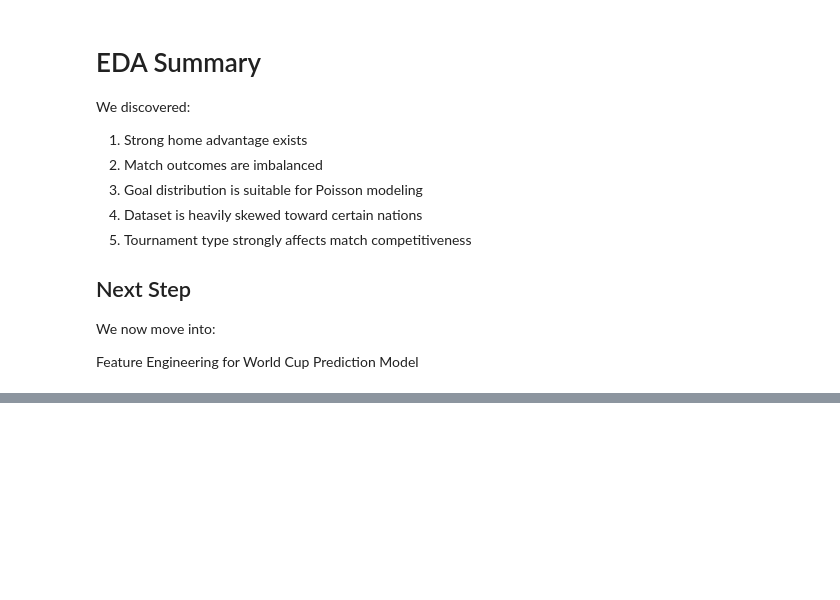
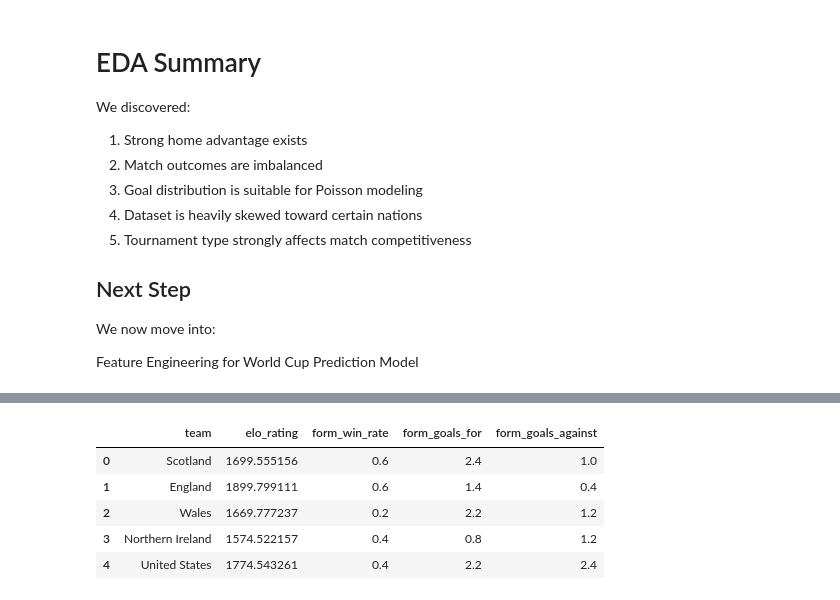
Before and after one commit to leejay-glitch/world-cup-intelligence, a Jupyter notebook: notebooks/01_match_prediction.ipynb, the cells around one changed output, grey strips where cells are left out. Drawn from its saved outputs; the diff is of its cells as text; code cells hidden in the pictures; blank space fills up the shorter version.

```diff
--- a/notebooks/01_match_prediction.ipynb
+++ b/notebooks/01_match_prediction.ipynb
@@ -1282,0 +1362,10 @@ Feature Engineering for World Cup Prediction Model
+# %%
+for _, row in df.iterrows():
+    update_elo(
+        row["home_team"],
+        row["away_team"],
+        row["home_score"],
+        row["away_score"]
+    )
+
+len(elo)
@@ -1282,0 +1378,5 @@ Feature Engineering for World Cup Prediction Model
+# %%
+team_features = pd.DataFrame.from_dict(elo, orient="index", columns=["elo_rating"])
+team_features = team_features.reset_index().rename(columns={"index": "team"})
+
+team_features.head()
@@ -1282,0 +1398,3 @@ Feature Engineering for World Cup Prediction Model
+# %%
+df["home_win"] = df["home_score"] > df["away_score"]
+df["away_win"] = df["away_score"] > df["home_score"]
@@ -1282,0 +1427,16 @@ Feature Engineering for World Cup Prediction Model
+# %%
+form_data = []
+
+for team in df["home_team"].unique():
+    win_rate, g_for, g_against = get_recent_form(team)
+
+    form_data.append({
+        "team": team,
+        "form_win_rate": win_rate,
+        "form_goals_for": g_for,
+        "form_goals_against": g_against
+    })
+
+form_df = pd.DataFrame(form_data)
+
+form_df.head()
@@ -1282,0 +1458,11 @@ Feature Engineering for World Cup Prediction Model
+# %%
+final_features = pd.merge(team_features, form_df, on="team", how="left")
+
+final_features.head()
+# %% [output]
+|  | team | elo_rating | form_win_rate | form_goals_for | form_goals_against |
+| 0 | Scotland | 1699.555156 | 0.6 | 2.4 | 1.0 |
+| 1 | England | 1899.799111 | 0.6 | 1.4 | 0.4 |
+| 2 | Wales | 1669.777237 | 0.2 | 2.2 | 1.2 |
+| 3 | Northern Ireland | 1574.522157 | 0.4 | 0.8 | 1.2 |
+| 4 | United States | 1774.543261 | 0.4 | 2.2 | 2.4 |
```
Also changed, not shown: parts of 18 cells of this notebook.
